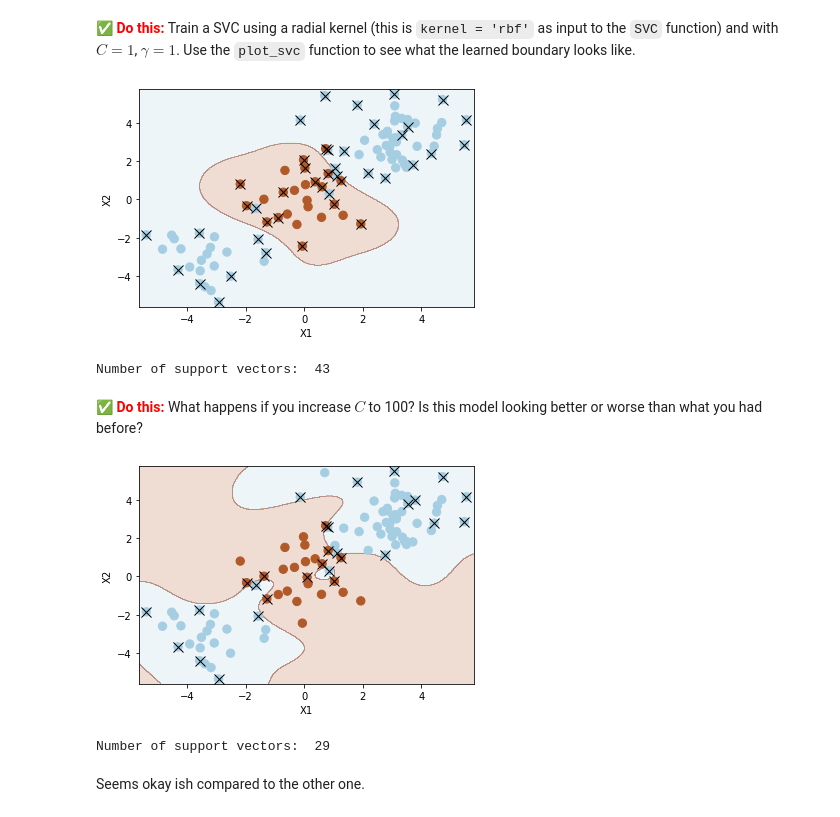
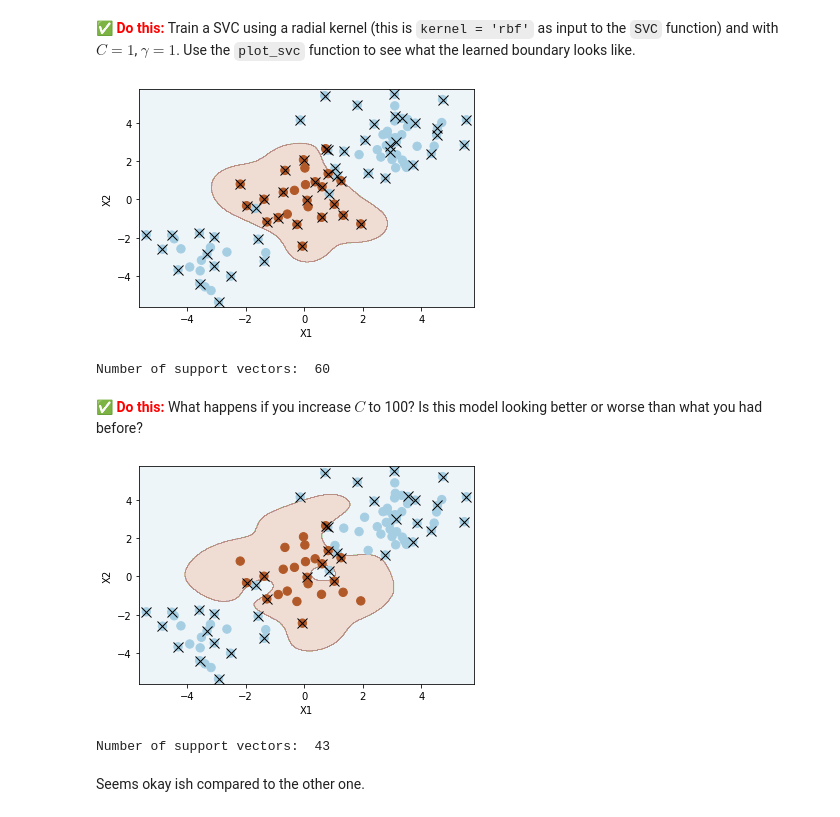
Before and after one commit to reeboo15/CMSE381S24, a Jupyter notebook: Lectures/Lect20-SVM/CMSE381-Lec20_SVM_Coding.ipynb, the cells around one changed output. Saved outputs shown, nothing was run; the diff lists cells and outputs as text; code cells hidden in the pictures.

```diff
--- a/Lectures/Lect20-SVM/CMSE381-Lec20_SVM_Coding.ipynb
+++ b/Lectures/Lect20-SVM/CMSE381-Lec20_SVM_Coding.ipynb
@@ -94,23 +94,23 @@ Text(0, 0.5, 'X2')
 &#9989; **<font color=red>Do this:</font>** Train a SVC using a radial kernel (this is `kernel = 'rbf'` as input to the `SVC` function) and with $C=1$, $\gamma = 1$. Use the `plot_svc` function to see what the learned boundary looks like.
 # %%
 # Your code here
-clf = SVC(gamma='auto')
+clf = SVC(kernel = 'rbf', gamma = 1)
 clf.fit(X, y)
 plot_svc(clf, X, y, h=0.02, pad=0.25)
 # %% [output]
-[figure, old version]
+[figure, new version]
-Number of support vectors:  43
+Number of support vectors:  60
 # %% [markdown]
 &#9989; **<font color=red>Do this:</font>** What happens if you increase $C$ to 100? Is this model looking better or worse than what you had before?
 # %%
 # Your code here #
 
-clf = SVC(C=100,gamma='auto')
+clf = SVC(C=100,gamma=1, kernel = 'rbf')
 clf.fit(X, y)
 plot_svc(clf, X, y, h=0.02, pad=0.25)
 # %% [output]
-[figure, old version]
+[figure, new version]
-Number of support vectors:  29
+Number of support vectors:  43
 # %% [markdown]
 Seems okay ish compared to the other one.
 # %% [markdown]
```
Also changed, not shown: parts of 4 cells of this notebook, 9 other files.
